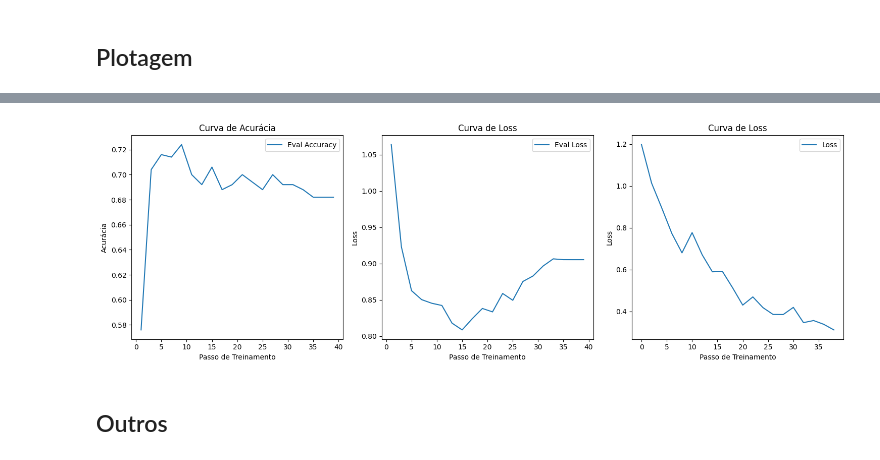
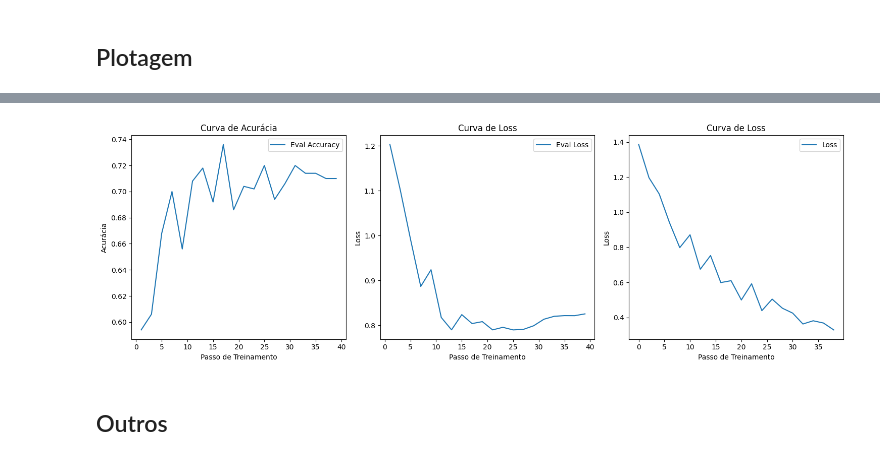
Before and after one commit to safreitas2000/ml-analytics-mvp, a Jupyter notebook: PNL_transformer_dataset_restaurante_v5.ipynb, the cells around one changed output, grey strips where cells are left out. Saved outputs shown, nothing was run; the diff lists cells and outputs as text; code cells hidden in the pictures.

```diff
--- a/PNL_transformer_dataset_restaurante_v5.ipynb
+++ b/PNL_transformer_dataset_restaurante_v5.ipynb
@@ -252,2 +297,5 @@ TrainOutput(global_step=200, training_loss=0.5784582865238189, metrics={'train_r
 # %% [markdown]
 ## Plotagem
+# %%
+df_log = pd.read_csv('/content/modelo_bert_mvp/tamara_bert_mvp/historico_treinamento.csv')
+df_log
@@ -254,41 +320,39 @@ TrainOutput(global_step=200, training_loss=0.5784582865238189, metrics={'train_r
 # %%
 import pandas as pd
-
-df_log = pd.DataFrame(trainer.state.log_history)
 
 # Criar uma figura e eixos para os subplots
 fig, axes = plt.subplots(1, 3, figsize=(15, 5))
 
 # Plotar a curva de eval_accuracy
 axes[0].plot(df_log["eval_accuracy"].dropna())
 axes[0].set_xlabel('Passo de Treinamento')
 axes[0].set_ylabel('Acurácia')
 axes[0].set_title('Curva de Acurácia')
 
 # Plotar a curva de eval_loss
 axes[1].plot(df_log["eval_loss"].dropna())
 axes[1].set_xlabel('Passo de Treinamento')
 axes[1].set_ylabel('Loss')
 axes[1].set_title('Curva de Loss')
 
 # Plotar a curva de loss
 axes[2].plot(df_log["loss"].dropna())
 axes[2].set_xlabel('Passo de Treinamento')
 axes[2].set_ylabel('Loss')
 axes[2].set_title('Curva de Loss')
 
 # Adicionar legendas
 axes[0].legend(["Eval Accuracy"])
 axes[1].legend(["Eval Loss"])
 axes[2].legend(["Loss"])
 
 # Ajustar o espaçamento entre os subplots
 plt.tight_layout()
 
 # Exibir os gráficos lado a lado
 plt.show()
 # %% [output]
-[figure, old version]
+[figure, new version]
 # %% [markdown]
 ## Outros
 # %%
```
Also changed, not shown: parts of 19 cells of this notebook.
